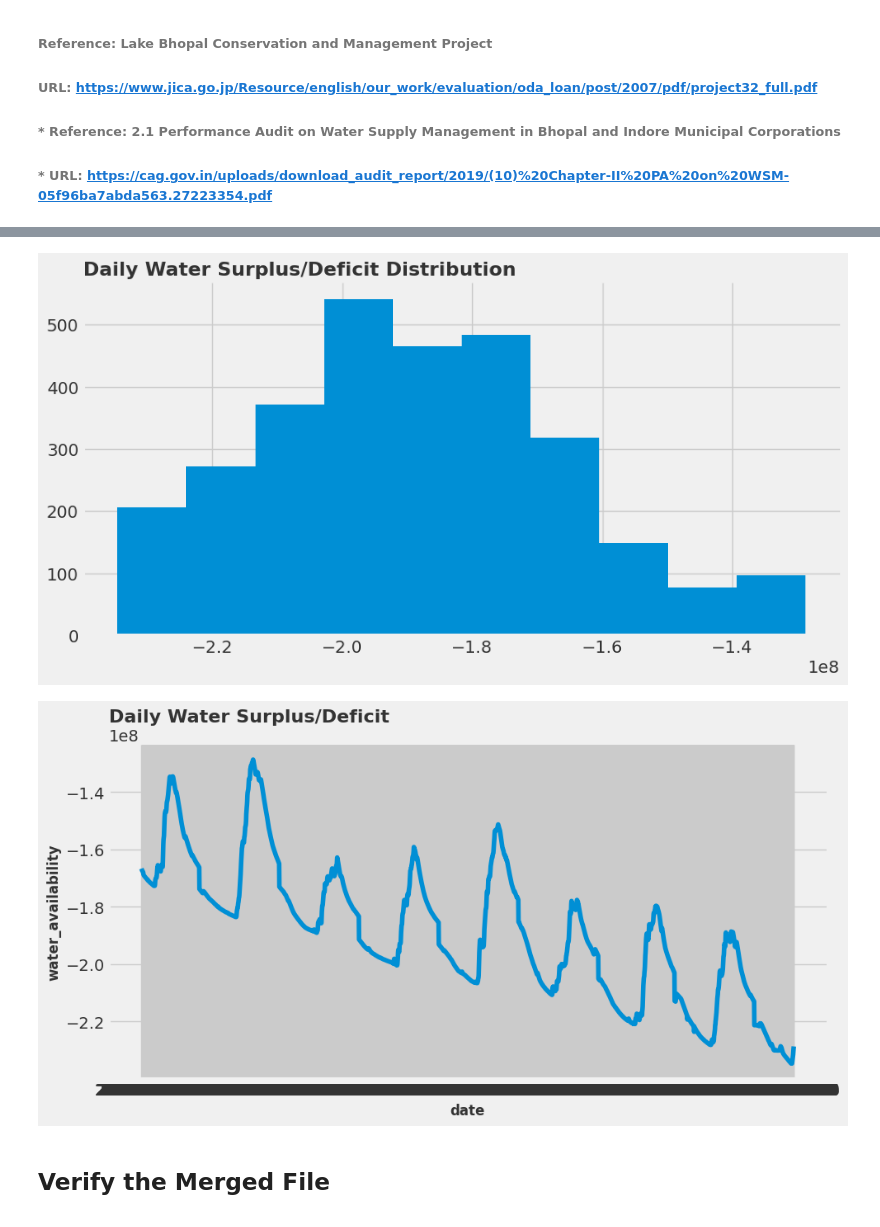
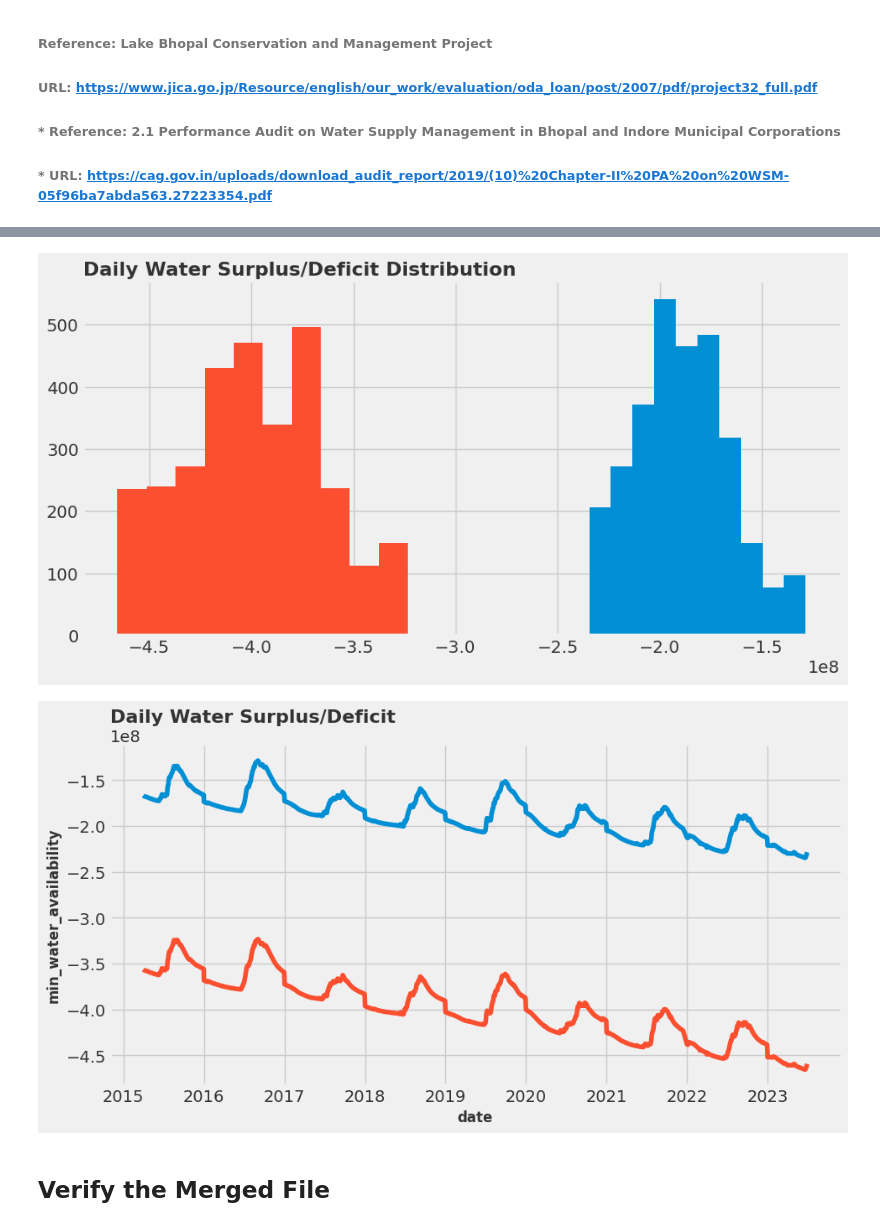
Before and after one commit to argishh/AlgeriaBhopal_WaterManagementandForecasting, a Jupyter notebook: src/Task3_Preprocessing/notebooks/preprocessing_bhopal_MihoRosenberg.ipynb, the cells around one changed output, grey strips where cells are left out. Saved outputs shown, nothing was run; the diff lists cells and outputs as text; code cells hidden in the pictures.

```diff
--- a/src/Task3_Preprocessing/notebooks/preprocessing_bhopal_MihoRosenberg.ipynb
+++ b/src/Task3_Preprocessing/notebooks/preprocessing_bhopal_MihoRosenberg.ipynb
@@ -419,13 +419,15 @@ $$Daily Water Surplus/Deficit in Bhopal (Liters) = Daily Water Demand in Bhopal
 lower_lake_area = 36
 upper_lake_area = 1.29
 # Domestic use
-daily_water_demand_per_capita = 135
+daily_min_water_demand_per_capita = 135
 # 225 max add 'max water demand'
-
+daily_max_water_demand_per_capita = 225
 # Calculate daily water volume in liter
 daily_water_volume = (lower_lake_area + upper_lake_area) * (df['TWS_tavg'] * 10**(-6) / 365) * 10**(12)
-daily_water_demand = daily_water_demand_per_capita * df['population']
-df['water_availability'] = daily_water_volume - daily_water_demand
+daily_min_water_demand = daily_min_water_demand_per_capita * df['population']
+df['min_water_availability'] = daily_water_volume - daily_min_water_demand
+daily_max_water_demand = daily_max_water_demand_per_capita * df['population']
+df['max_water_availability'] = daily_water_volume - daily_max_water_demand
 # %%
 df.describe().T
 # %% [output]
@@ -449,13 +451,15 @@ df.describe().T
 # %%
 plt.title('Daily Water Surplus/Deficit Distribution')
-df['water_availability'].hist();
+df['min_water_availability'].hist()
+df['max_water_availability'].hist();
 # %% [output]
-[figure, old version]
+[figure, new version]
 # %%
 plt.title('Daily Water Surplus/Deficit')
-sns.lineplot(x=df['date'], y=df['water_availability']);
+sns.lineplot(x=df['date'], y=df['min_water_availability'])
+sns.lineplot(x=df['date'], y=df['max_water_availability']);
 # %% [output]
-[figure, old version]
+[figure, new version]
 # %%
 # Save the dataframe
 file = os.path.join(final_data_directory, "GLDAS_GFS_population_Bhopal_2015_2023_final.csv")
```
Also changed, not shown: parts of 4 cells of this notebook.
